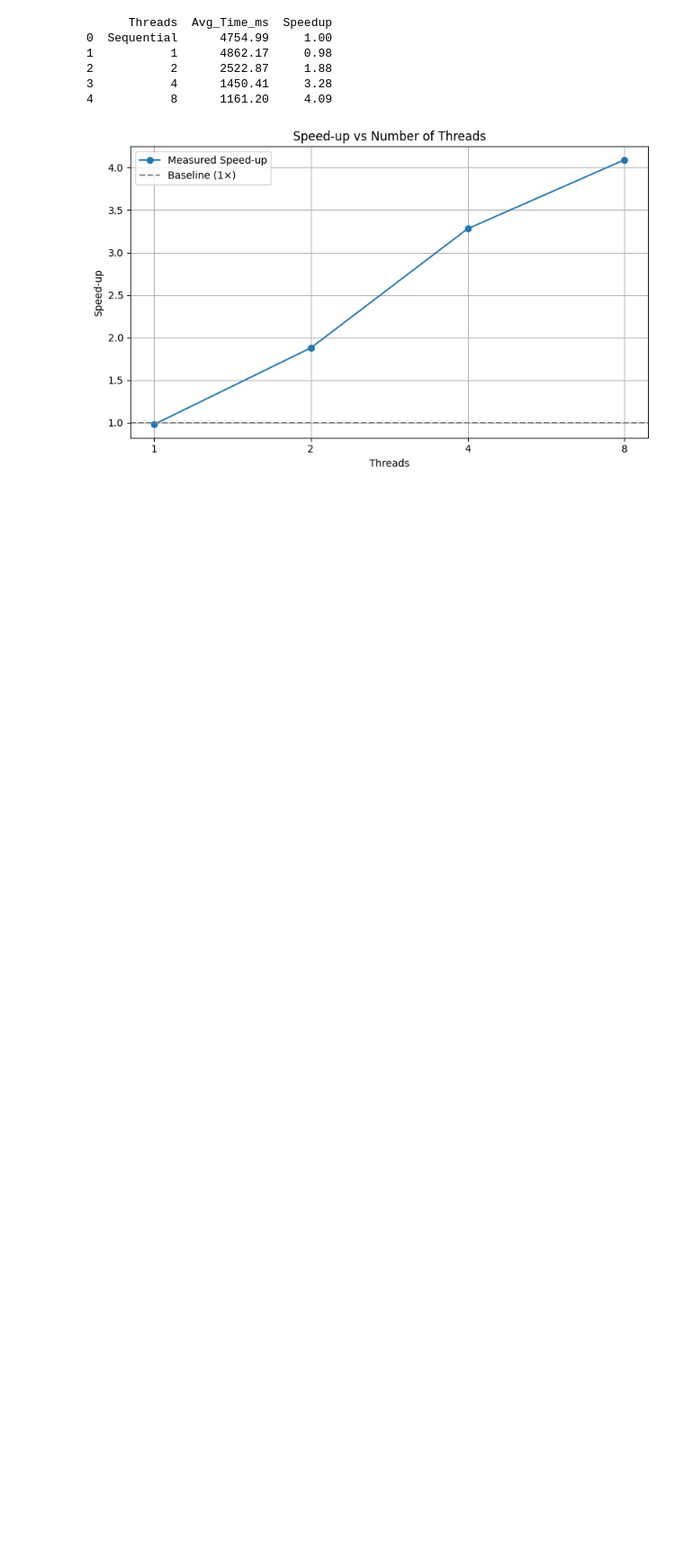
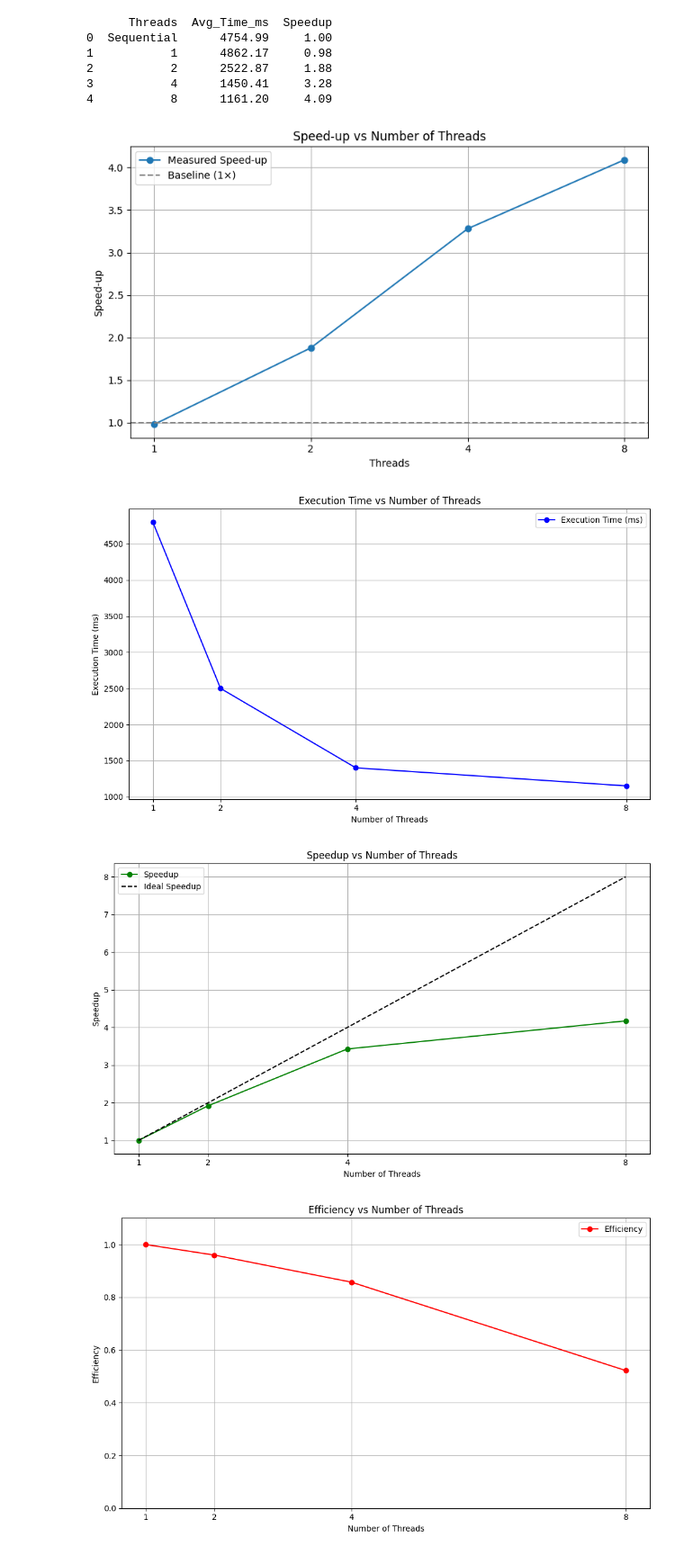
Before and after one commit to nourmourtada10/Sobel-Edge-Detector, a Jupyter notebook: Plots.ipynb, the cells around one changed output. Shown at 90% size. Saved outputs shown, nothing was run; the diff lists cells and outputs as text; code cells hidden in the pictures; blank space fills up the shorter version.

```diff
--- a/Plots.ipynb
+++ b/Plots.ipynb
@@ -31,3 +31,64 @@ plt.tight_layout()
 plt.show()
 # %% [output]
 [figure]
+# %%
+import matplotlib.pyplot as plt
+
+# Example benchmark data (replace with your actual data)
+# Number of threads (0 or 1 means sequential)
+threads = [1, 2, 4, 8]
+
+# Corresponding execution times in milliseconds (example)
+times_ms = [4800, 2500, 1400, 1150]
+
+# Sequential time (assumed first value here)
+seq_time = times_ms[0]
+
+# Calculate speedup and efficiency
+speedup = [seq_time / t for t in times_ms]
+efficiency = [s / n for s, n in zip(speedup, threads)]
+
+# Plot Execution Time
+plt.figure(figsize=(10, 6))
+plt.plot(threads, times_ms, 'o-', color='blue', label='Execution Time (ms)')
+plt.xlabel('Number of Threads')
+plt.ylabel('Execution Time (ms)')
+plt.title('Execution Time vs Number of Threads')
+plt.grid(True)
+plt.xticks(threads)
+plt.legend()
+plt.tight_layout()
+plt.savefig('execution_time.png')  # save plot if needed
+plt.show()
+
+# Plot Speedup
+plt.figure(figsize=(10, 6))
+plt.plot(threads, speedup, 'o-', color='green', label='Speedup')
+plt.plot(threads, threads, 'k--', label='Ideal Speedup')
+plt.xlabel('Number of Threads')
+plt.ylabel('Speedup')
+plt.title('Speedup vs Number of Threads')
+plt.grid(True)
+plt.xticks(threads)
+plt.legend()
+plt.tight_layout()
+plt.savefig('speedup.png')
+plt.show()
+
+# Plot Efficiency
+plt.figure(figsize=(10, 6))
+plt.plot(threads, efficiency, 'o-', color='red', label='Efficiency')
+plt.xlabel('Number of Threads')
+plt.ylabel('Efficiency')
+plt.title('Efficiency vs Number of Threads')
+plt.grid(True)
+plt.xticks(threads)
+plt.ylim(0, 1.1)
+plt.legend()
+plt.tight_layout()
+plt.savefig('efficiency.png')
+plt.show()
+# %% [output]
+[figure, added]
+[figure, added]
+[figure, added]
```
Also changed, not shown: 4 other files.
